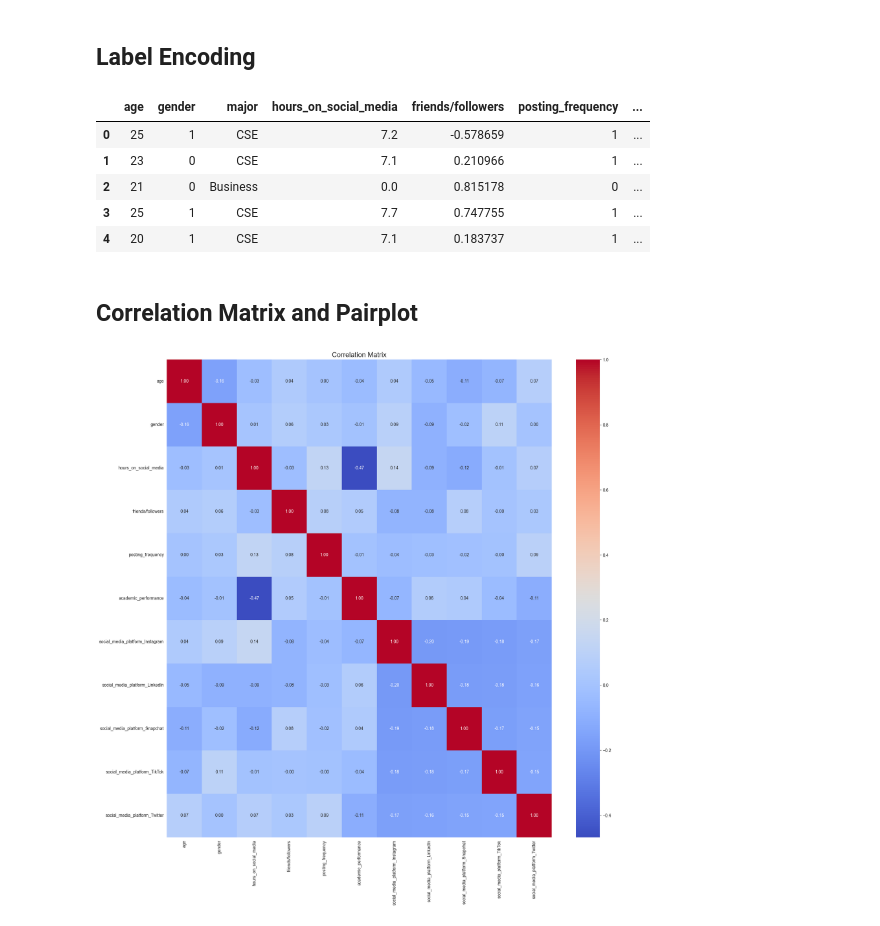
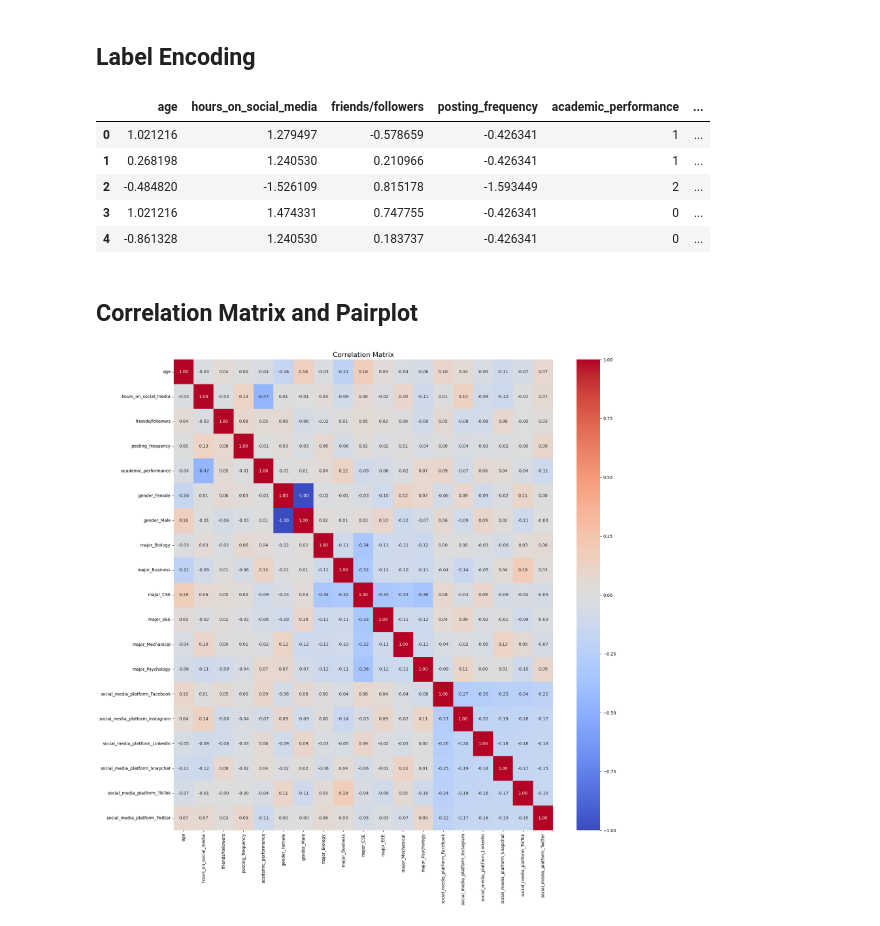
Before and after one commit to ArnabPurkaystha/ai_training, a Jupyter notebook: 12_project_ml_eda/academic_performance.ipynb, the cells around one changed output. Drawn from its saved outputs; the diff is of its cells as text; code cells hidden in the pictures.

```diff
--- a/12_project_ml_eda/academic_performance.ipynb
+++ b/12_project_ml_eda/academic_performance.ipynb
@@ -373,37 +405,29 @@ df_copy['posting_frequency'] = df_copy['posting_frequency'].map(posting_frequenc
 academic_performance_mapping = {'Good': 2, 'Average': 1, 'Poor': 0}
 df_copy['academic_performance'] = df_copy['academic_performance'].map(academic_performance_mapping)
 
-gender_mapping = {'Male': 0, 'Female': 1} #as no other keeping them in one column
-df_copy['gender'] = df_copy['gender'].map(gender_mapping)
-
-onehot_columns = ['social_media_platform']
-ohe = OneHotEncoder(sparse_output=False, drop='first')
-encoded_ohe = ohe.fit_transform(df_copy[onehot_columns])
-ohe_columns = ohe.get_feature_names_out(onehot_columns)
-
-ohe_df = pd.DataFrame(encoded_ohe, columns=ohe_columns, index=df_copy.index)
-df_copy = df_copy.drop(columns=onehot_columns)
-df_copy = pd.concat([df_copy, ohe_df], axis=1)
+# gender_mapping = {'Male': 0, 'Female': 1} #as no other keeping them in one column
+# df_copy['gender'] = df_copy['gender'].map(gender_mapping)
+df_copy = pd.get_dummies(df_copy, columns=['gender', 'major', 'social_media_platform'])
 
 scaler = StandardScaler()
-df_copy[["friends/followers"]] = scaler.fit_transform(df_copy[["friends/followers"]])
+columns_to_scale = ['age', 'hours_on_social_media', 'friends/followers','posting_frequency']
+df_copy[columns_to_scale] = scaler.fit_transform(df_copy[columns_to_scale])
 
 df_copy.head()
 # %% [output]
-|  | age | gender | major | hours_on_social_media | friends/followers | posting_frequency | ... |
-| 0 | 25 | 1 | CSE | 7.2 | -0.578659 | 1 | ... |
-| 1 | 23 | 0 | CSE | 7.1 | 0.210966 | 1 | ... |
-| 2 | 21 | 0 | Business | 0.0 | 0.815178 | 0 | ... |
-| 3 | 25 | 1 | CSE | 7.7 | 0.747755 | 1 | ... |
-| 4 | 20 | 1 | CSE | 7.1 | 0.183737 | 1 | ... |
+|  | age | hours_on_social_media | friends/followers | posting_frequency | academic_performance | ... |
+| 0 | 1.021216 | 1.279497 | -0.578659 | -0.426341 | 1 | ... |
+| 1 | 0.268198 | 1.240530 | 0.210966 | -0.426341 | 1 | ... |
+| 2 | -0.484820 | -1.526109 | 0.815178 | -1.593449 | 2 | ... |
+| 3 | 1.021216 | 1.474331 | 0.747755 | -0.426341 | 0 | ... |
+| 4 | -0.861328 | 1.240530 | 0.183737 | -0.426341 | 0 | ... |
 # %% [markdown]
 ## Correlation Matrix and Pairplot
 # %%
 # Correlation Analysis of Numerical Variables
 plt.figure(figsize=(20, 20))
-numeric_df=df_copy.drop("major",axis=1)
-sns.heatmap(numeric_df.corr(), annot=True, fmt='.2f', cmap='coolwarm')
+sns.heatmap(df_copy.corr(), annot=True, fmt='.2f', cmap='coolwarm')
 plt.title("Correlation Matrix", fontsize=16)
 plt.show()
 # %% [output]
-[figure, old version]
+[figure, new version]
```
Also changed, not shown: parts of 41 cells of this notebook, 2 other files.
